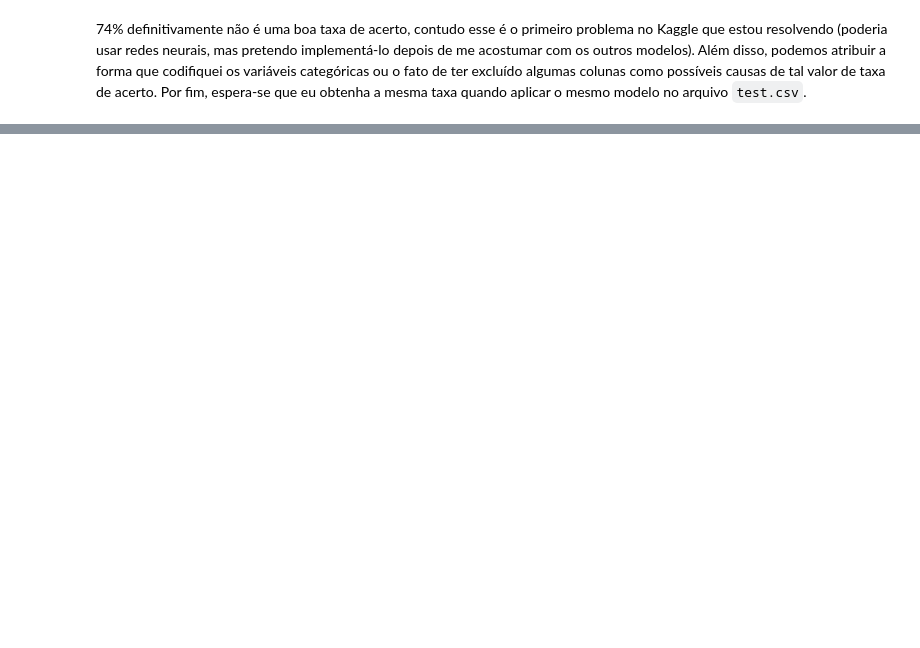
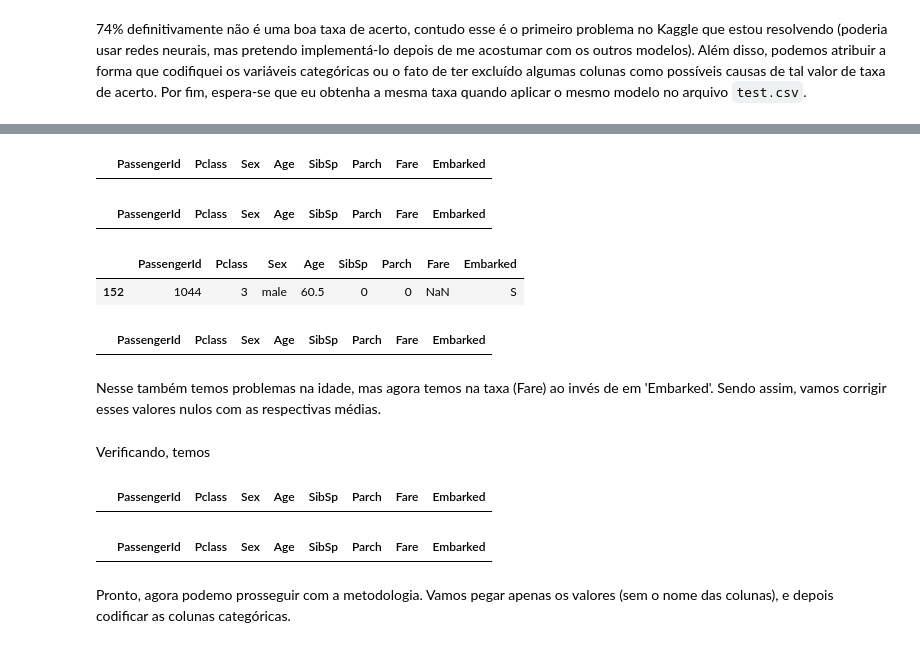
Before and after one commit to gabrielnrt/Kaggle, a Jupyter notebook: Aprendizado/Titanic/ResolucaoTitanic.ipynb, the cells around one changed output, grey strips where cells are left out. Drawn from its saved outputs; the diff is of its cells as text; code cells hidden in the pictures; blank space fills up the shorter version.

Commit message:
Término do problema do Titanic

```diff
--- a/Aprendizado/Titanic/ResolucaoTitanic.ipynb
+++ b/Aprendizado/Titanic/ResolucaoTitanic.ipynb
@@ -260,0 +334,19 @@ TaxaAcerto
+# %%
+df2[df2['SibSp'].isnull()]
+# %% [output]
+|  | PassengerId | Pclass | Sex | Age | SibSp | Parch | Fare | Embarked |
+# %%
+df2[df2['Parch'].isnull()]
+# %% [output]
+|  | PassengerId | Pclass | Sex | Age | SibSp | Parch | Fare | Embarked |
+# %%
+df2[df2['Fare'].isnull()]
+# %% [output]
+|  | PassengerId | Pclass | Sex | Age | SibSp | Parch | Fare | Embarked |
+| 152 | 1044 | 3 | male | 60.5 | 0 | 0 | NaN | S |
+# %%
+df2[df2['Embarked'].isnull()]
+# %% [output]
+|  | PassengerId | Pclass | Sex | Age | SibSp | Parch | Fare | Embarked |
+# %% [markdown]
+Nesse também temos problemas na idade, mas agora temos na taxa (Fare) ao invés de em 'Embarked'. Sendo assim, vamos corrigir esses valores nulos com as respectivas médias.
@@ -260,0 +359,12 @@ TaxaAcerto
+# %% [markdown]
+Verificando, temos
+# %%
+df2[df2['Age'].isnull()]
+# %% [output]
+|  | PassengerId | Pclass | Sex | Age | SibSp | Parch | Fare | Embarked |
+# %%
+df2[df2['Fare'].isnull()]
+# %% [output]
+|  | PassengerId | Pclass | Sex | Age | SibSp | Parch | Fare | Embarked |
+# %% [markdown]
+Pronto, agora podemo prosseguir com a metodologia. Vamos pegar apenas os valores (sem o nome das colunas), e depois codificar as colunas categóricas.
```
Also changed, not shown: parts of 21 cells of this notebook, 2 other files.
